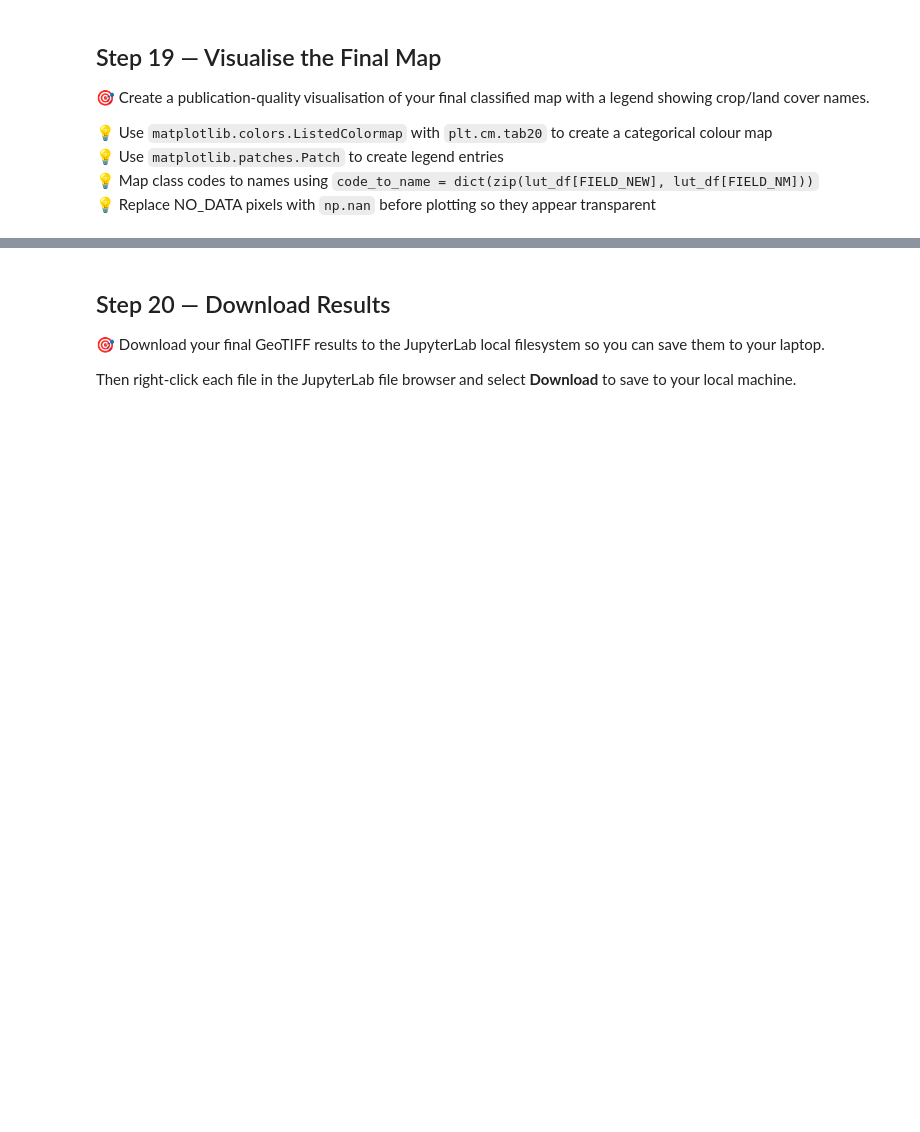
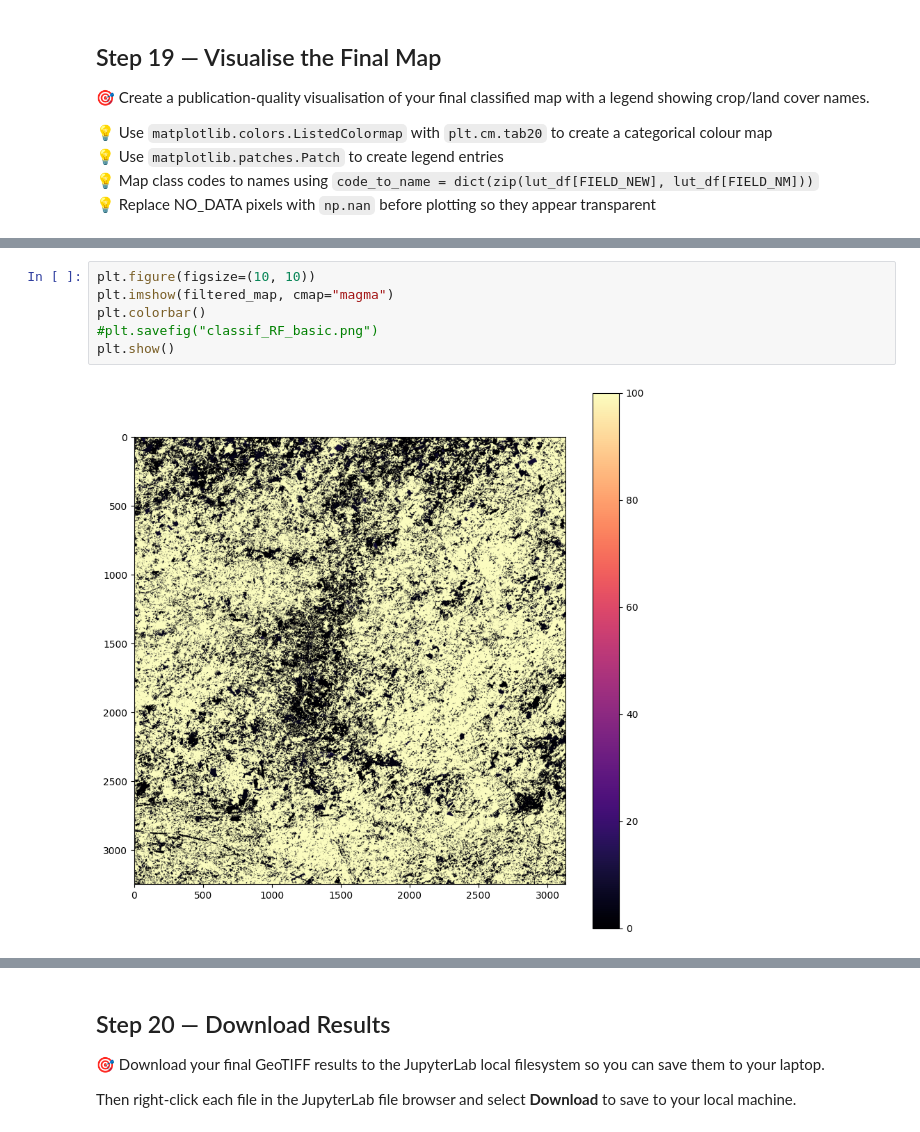
Before and after one commit to JanKazimir/crop_classification, a Jupyter notebook: jan_train.ipynb, the cells around one changed output, grey strips where cells are left out. Saved outputs shown, nothing was run; the diff lists cells and outputs as text; blank space fills up the shorter version.

```diff
--- a/jan_train.ipynb
+++ b/jan_train.ipynb
@@ -791,0 +853,8 @@ from matplotlib.colors import ListedColormap
+# %%
+plt.figure(figsize=(10, 10))
+plt.imshow(filtered_map, cmap="magma")
+plt.colorbar()
+#plt.savefig("classif_RF_basic.png")
+plt.show()
+# %% [output]
+[figure, added]
```
Also changed, not shown: parts of 6 cells of this notebook, 1 other file.
